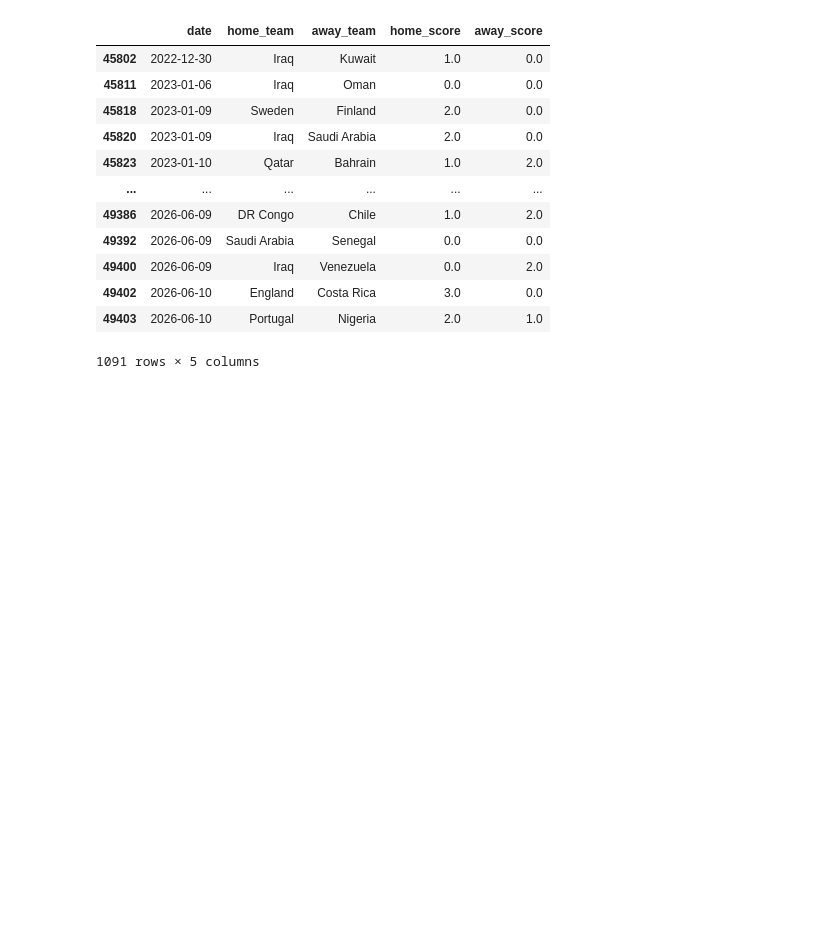
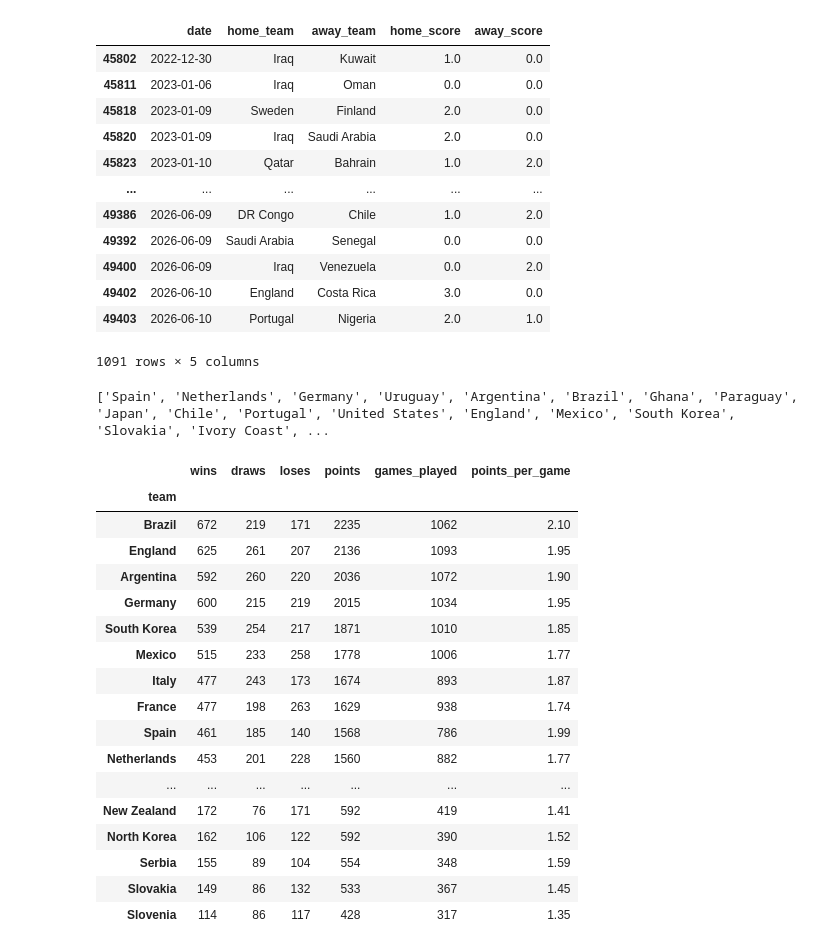
Before and after one commit to VitorMiguel34/Modelo-preditivo---Copa-do-mundo, a Jupyter notebook: main.ipynb, the cells around one changed output. Cells and saved outputs as stored; diff of their text form; code cells hidden in the pictures; blank space fills up the shorter version.

Commit message:
feat: funções de ciclos e estatisticas por ciclos

```diff
--- a/main.ipynb
+++ b/main.ipynb
@@ -124,3 +125,63 @@ display(df_ciclo26)
 1091 rows × 5 columns
 # %%
 df_ciclo26.to_csv("dados/confrontos/historico_confrontos_ciclo26.csv")
+# %%
+def stats_cicle(df, ano):
+
+    qualified_teams = pd.read_csv(f"dados/copas/FIFA - {ano}.csv")
+    qualified_teams = list(qualified_teams["Team"])
+    print(qualified_teams)
+
+    df_stats = pd.DataFrame({"team": qualified_teams})
+    df_stats = df_stats.set_index("team")
+    df_stats["wins"] = 0
+    df_stats["draws"] = 0
+    df_stats["loses"] = 0
+    df_stats["points"] = 0
+    df_stats["games_played"] = 0
+
+    for row in df.itertuples():
+        home, away = row.home_team, row.away_team
+        home_score, away_score = row.home_score, row.away_score
+
+        if home in qualified_teams: df_stats.at[home, "games_played"] += 1
+        if away in qualified_teams: df_stats.at[away, "games_played"] += 1
+
+        if home_score > away_score:
+            if home in qualified_teams: df_stats.at[home, "wins"] += 1
+            if away in qualified_teams: df_stats.at[away, "loses"] += 1
+
+        elif away_score > home_score:
+            if home in qualified_teams: df_stats.at[home, "loses"] += 1
+            if away in qualified_teams: df_stats.at[away, "wins"] += 1
+
+        else:
+            if home in qualified_teams: df_stats.at[home, "draws"] += 1
+            if away in qualified_teams: df_stats.at[away, "draws"] += 1
+
+    df_stats["points"] = df_stats["wins"]*3 + df_stats["draws"]
+    df_stats["points_per_game"] = round(df_stats["points"] / df_stats["games_played"],2)
+    df_stats = df_stats.sort_values(by="points", ascending=False)
+    df_stats.to_csv(f"dados/estatisticas_ciclos/estatisticas_ciclo{ano}.csv")
+
+stats_cicle(df, 2010)
+# %% [output]
+['Spain', 'Netherlands', 'Germany', 'Uruguay', 'Argentina', 'Brazil', 'Ghana', 'Paraguay', 'Japan', 'Chile', 'Portugal', 'United States', 'England', 'Mexico', 'South Korea', 'Slovakia', 'Ivory Coast', ...
+|  | wins | draws | loses | points | games_played | points_per_game |
+| team |  |  |  |  |  |  |
+| Brazil | 672 | 219 | 171 | 2235 | 1062 | 2.10 |
+| England | 625 | 261 | 207 | 2136 | 1093 | 1.95 |
+| Argentina | 592 | 260 | 220 | 2036 | 1072 | 1.90 |
+| Germany | 600 | 215 | 219 | 2015 | 1034 | 1.95 |
+| South Korea | 539 | 254 | 217 | 1871 | 1010 | 1.85 |
+| Mexico | 515 | 233 | 258 | 1778 | 1006 | 1.77 |
+| Italy | 477 | 243 | 173 | 1674 | 893 | 1.87 |
+| France | 477 | 198 | 263 | 1629 | 938 | 1.74 |
+| Spain | 461 | 185 | 140 | 1568 | 786 | 1.99 |
+| Netherlands | 453 | 201 | 228 | 1560 | 882 | 1.77 |
+| ... | ... | ... | ... | ... | ... | ... |
+| New Zealand | 172 | 76 | 171 | 592 | 419 | 1.41 |
+| North Korea | 162 | 106 | 122 | 592 | 390 | 1.52 |
+| Serbia | 155 | 89 | 104 | 554 | 348 | 1.59 |
+| Slovakia | 149 | 86 | 132 | 533 | 367 | 1.45 |
+| Slovenia | 114 | 86 | 117 | 428 | 317 | 1.35 |
```
Also changed, not shown: parts of 2 cells of this notebook, 51 other files.
